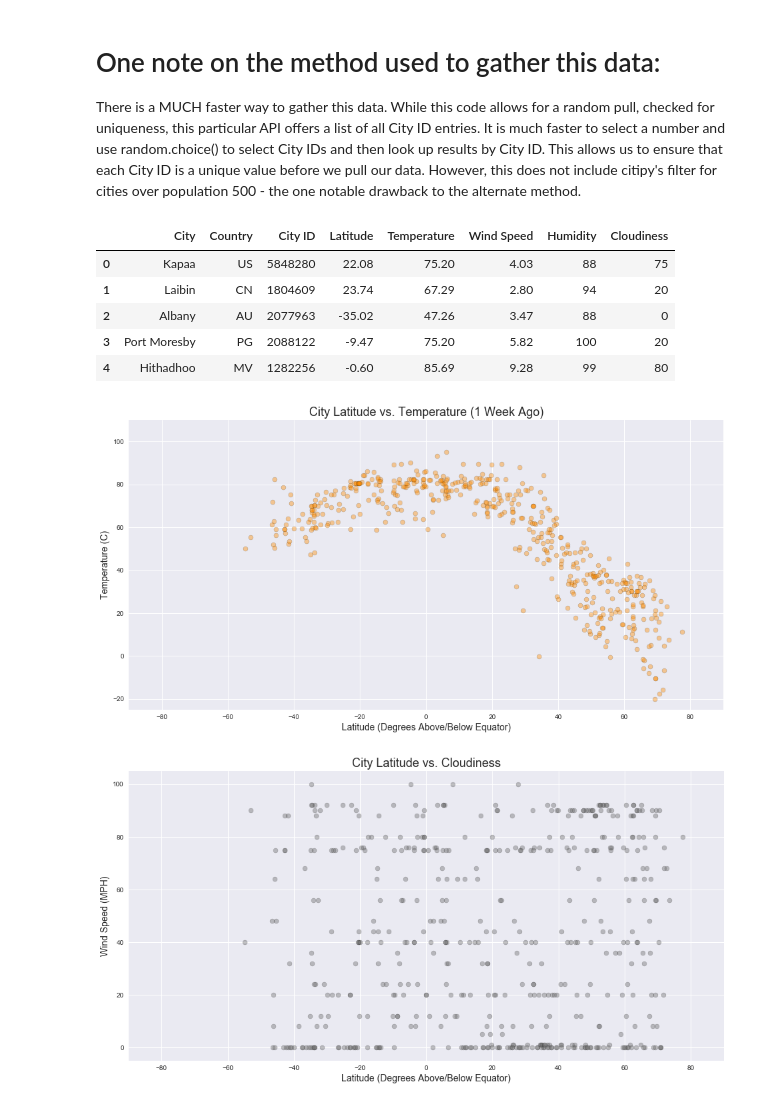
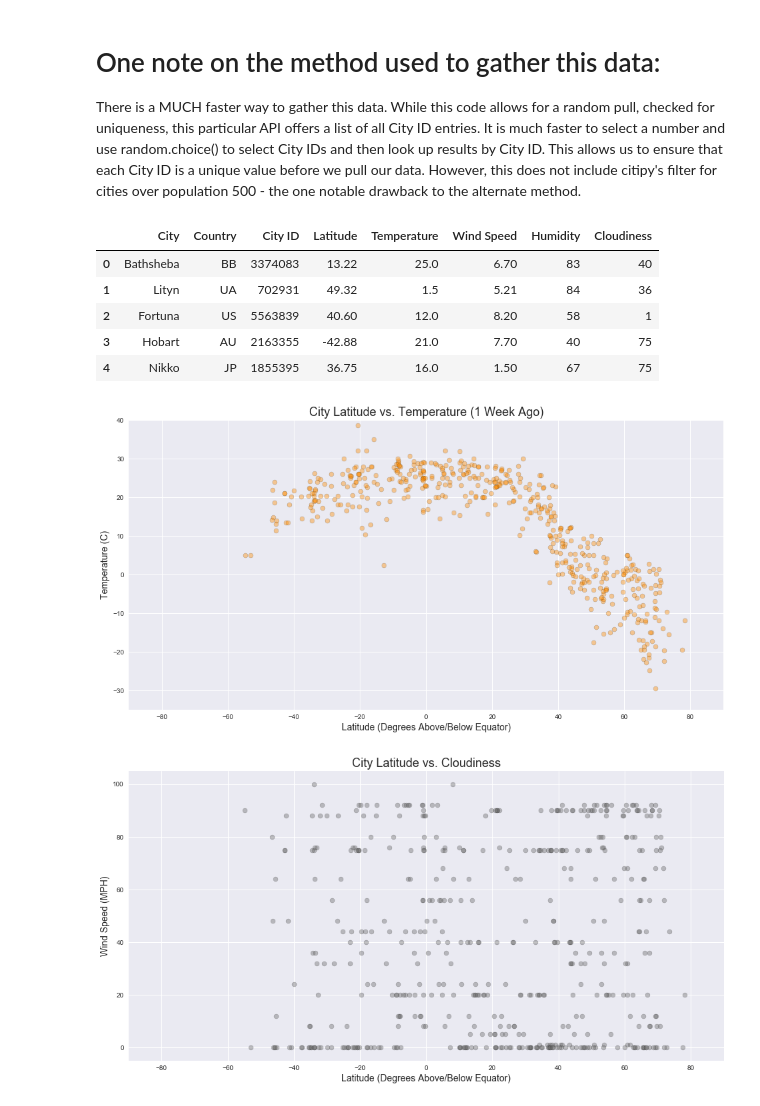
Before and after one commit to tcbrekke/api-homework, a Jupyter notebook: weatherpy_tcb.ipynb, the cells around one changed output. Saved outputs shown, nothing was run; the diff lists cells and outputs as text; code cells hidden in the pictures.

```diff
--- a/weatherpy_tcb.ipynb
+++ b/weatherpy_tcb.ipynb
@@ -58,7 +58,7 @@ while len(set(city_id_list)) < 500:
         current_lon = round(random.uniform(-180.0, 180), 6)
         current_city = citipy.nearest_city(current_lat, current_lon).city_name
         current_country = citipy.nearest_city(current_lat, current_lon).country_code
-        query_url = f"http://api.openweathermap.org/data/2.5/weather?APPID={api_key}&units=imperial&q={current_city},{current_country}&type=hour&start={pull_time_start}&end={pull_time_end}"
+        query_url = f"http://api.openweathermap.org/data/2.5/weather?APPID={api_key}&units=metric&q={current_city},{current_country}&type=hour&start={pull_time_start}&end={pull_time_end}"
         per_city_json = requests.get(query_url).json()
         #If there is no city ID, data is not qualified - skip entry
         if per_city_json['id']:
@@ -125,28 +125,28 @@ rand_weather_pull_df = rand_weather_pull_df[['City','Country','City ID','Latitud
 rand_weather_pull_df.head()
 # %% [output]
 |  | City | Country | City ID | Latitude | Temperature | Wind Speed | Humidity | Cloudiness |
-| 0 | Kapaa | US | 5848280 | 22.08 | 75.20 | 4.03 | 88 | 75 |
-| 1 | Laibin | CN | 1804609 | 23.74 | 67.29 | 2.80 | 94 | 20 |
-| 2 | Albany | AU | 2077963 | -35.02 | 47.26 | 3.47 | 88 | 0 |
-| 3 | Port Moresby | PG | 2088122 | -9.47 | 75.20 | 5.82 | 100 | 20 |
-| 4 | Hithadhoo | MV | 1282256 | -0.60 | 85.69 | 9.28 | 99 | 80 |
+| 0 | Bathsheba | BB | 3374083 | 13.22 | 25.0 | 6.70 | 83 | 40 |
+| 1 | Lityn | UA | 702931 | 49.32 | 1.5 | 5.21 | 84 | 36 |
+| 2 | Fortuna | US | 5563839 | 40.60 | 12.0 | 8.20 | 58 | 1 |
+| 3 | Hobart | AU | 2163355 | -42.88 | 21.0 | 7.70 | 40 | 75 |
+| 4 | Nikko | JP | 1855395 | 36.75 | 16.0 | 1.50 | 67 | 75 |
 # %%
 #Plot temperature against latitude
 weather_plot, temp = plt.subplots(figsize=(16,8))
 
 temp.scatter(x=rand_weather_pull_df['Latitude'], y=rand_weather_pull_df['Temperature'], alpha=0.4, edgecolors='k',
             color='darkorange')
 temp.set_title('City Latitude vs. Temperature (1 Week Ago)', fontdict=plot_title_fonts)
 temp.set_ylabel('Temperature (C)', fontdict=axis_label_fonts)
 temp.set_xlabel('Latitude (Degrees Above/Below Equator)', fontdict=axis_label_fonts)
 temp.set_xlim(-90,90)
-temp.set_ylim(-25,110)
+temp.set_ylim(-35, 40)
 
 #Save plot
 temp_plot_save_path = os.path.join("saved-figures", "temp_plot.png")
 plt.savefig(temp_plot_save_path, dpi=300)
 # %% [output]
-[figure, old version]
+[figure, new version]
 # %%
 #Plot cloudiness against latitude
 weather_plot, cloud = plt.subplots(figsize=(16,8))
@@ -163,7 +163,7 @@ cloud.set_ylim(-5,105)
 cloud_plot_save_path = os.path.join("saved-figures", "cloud_plot.png")
 plt.savefig(cloud_plot_save_path, dpi=300)
 # %% [output]
-[figure, old version]
+[figure, new version]
 # %%
 #Plot humidity against latitude
 weather_plot, humid = plt.subplots(figsize=(16,8))
```
Also changed, not shown: parts of 3 cells of this notebook, 10 other files.
